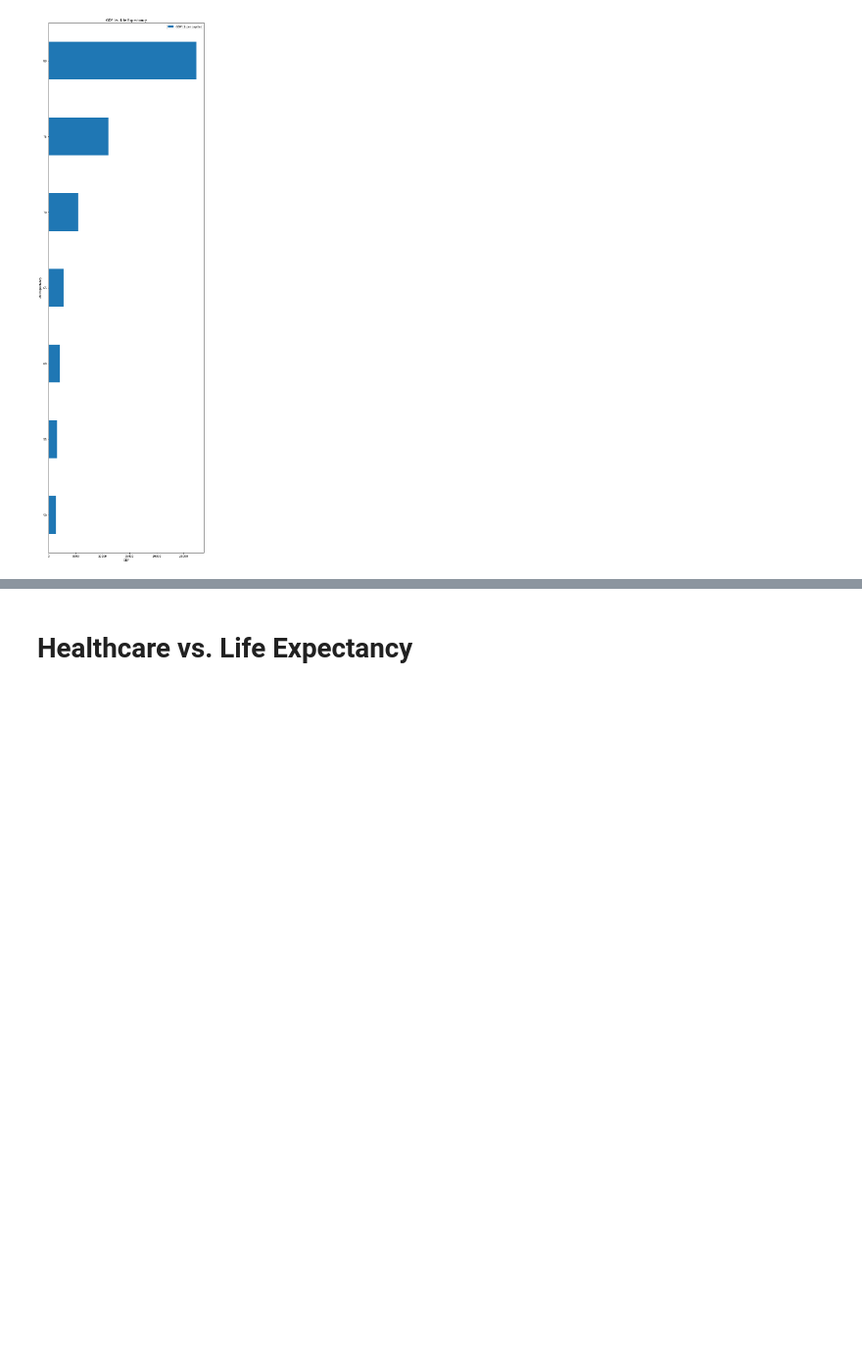
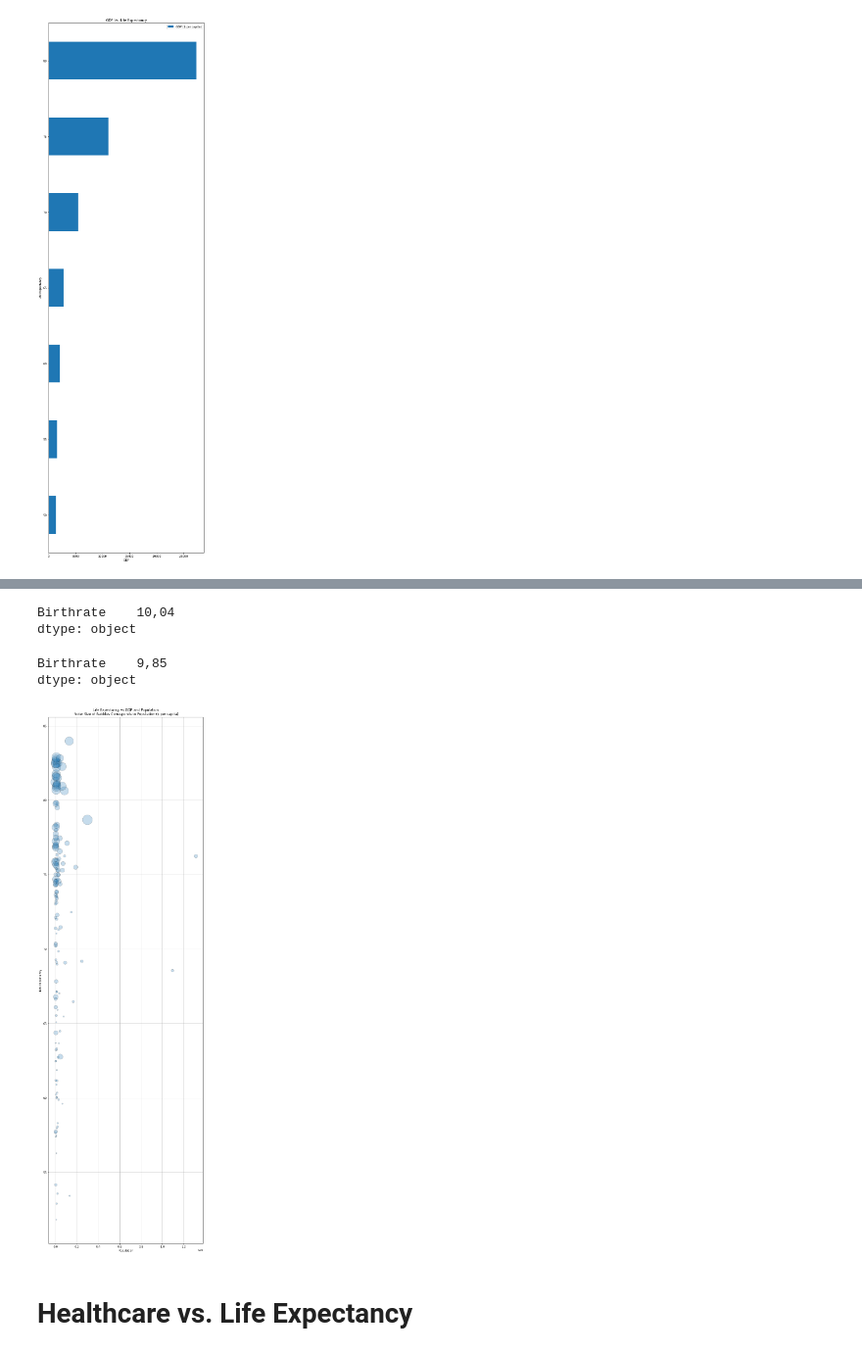
Before and after one commit to rdhaliwal96/group_collaboration, a Jupyter notebook: christine/country_population_analysis_cton.ipynb, the cells around one changed output, grey strips where cells are left out. Shown at 98% size. Drawn from its saved outputs; the diff is of its cells as text; code cells hidden in the pictures; blank space fills up the shorter version.

Commit message:
adding updated graphs

```diff
--- a/christine/country_population_analysis_cton.ipynb
+++ b/christine/country_population_analysis_cton.ipynb
@@ -322,0 +331,10 @@ plt.show()
+# %%
+clean_country[['Birthrate']].min()
+# %% [output]
+Birthrate    10,04
+dtype: object
+# %%
+clean_country[['Birthrate']].max()
+# %% [output]
+Birthrate    9,85
+dtype: object
@@ -323,3 +346,21 @@ plt.show()
+# %%
+# life expectancy, gdp, population bubbble chart. Size will be population
+plt.figure(figsize=(10,35))
+x = clean_country['Population']
+y = clean_country['Life Expectancy']
+z = clean_country['GDP ($ per capita)']
+
+plt.scatter(x, y, s=z/30,alpha=0.25, edgecolors="black", linewidth=1)
+plt.xlabel("Population")
+plt.ylabel("Life Expectancy")
+plt.title('Life Expectancy vs GDP and Population'
+        '\n Note: Size of Bubbles Corresponds to Population ($ per capita)')
+
+plt.grid()
+#plt.savefig(“life_expectancy_climate.png”)
+plt.show()
+# %% [output]
+[figure, added]
 # %% [markdown]
 # Healthcare vs. Life Expectancy
 # %%
```
Also changed, not shown: parts of 10 cells of this notebook.
